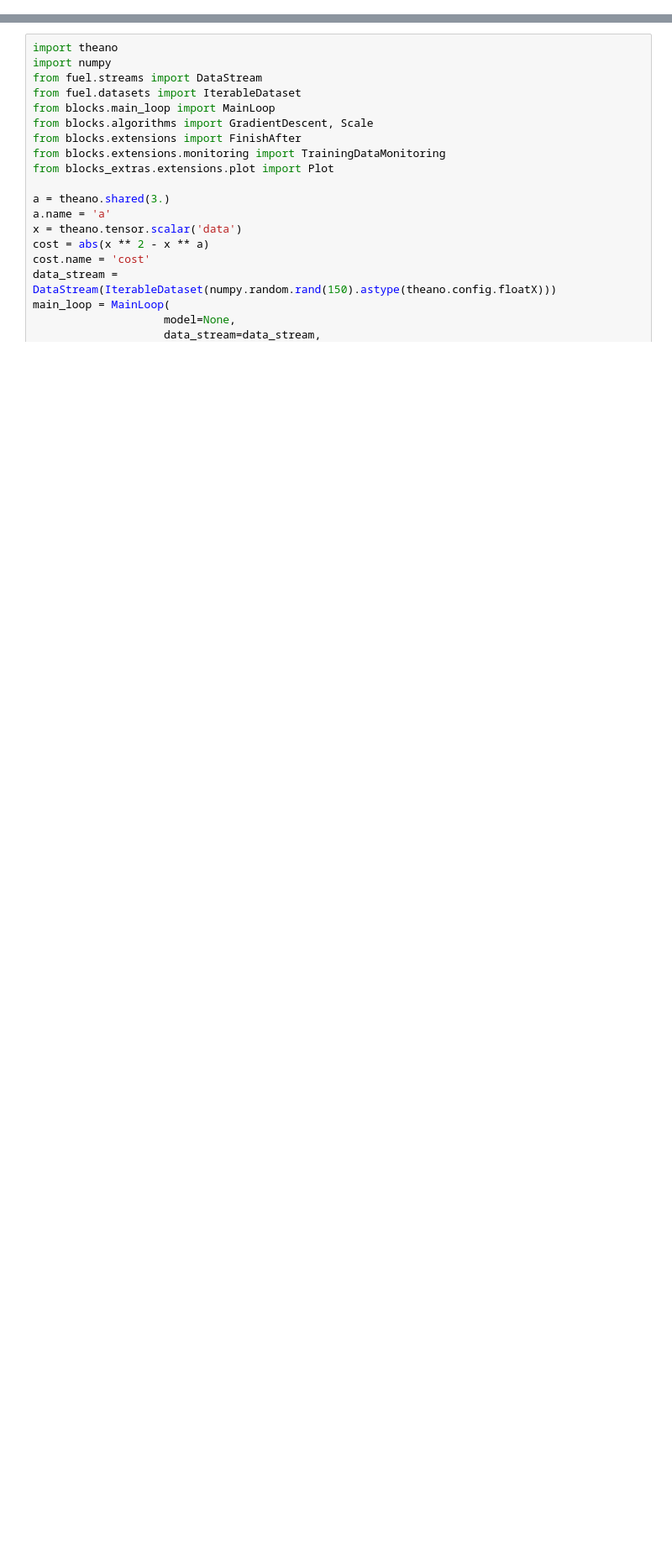
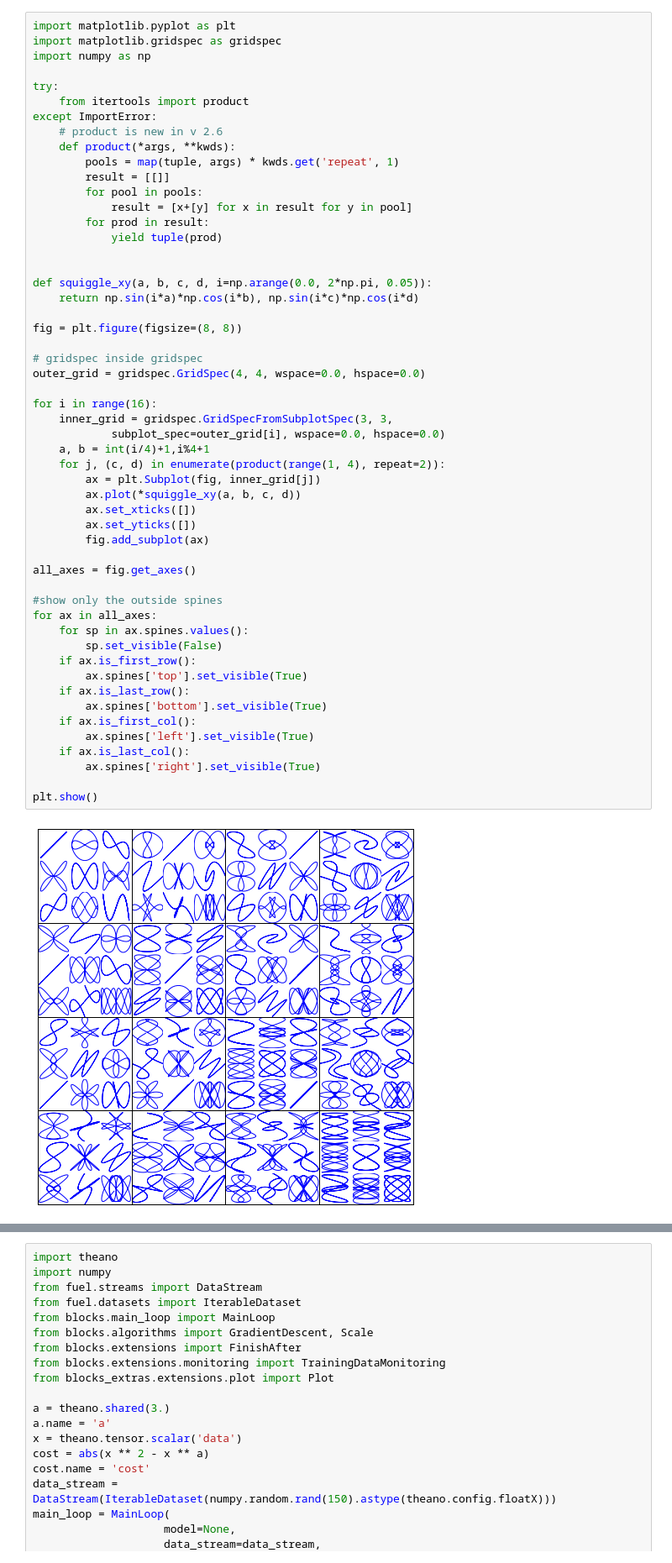
Before and after one commit to hope-yao/CNN3D, a Jupyter notebook: blocks-experiments.ipynb, the cells around one changed output, grey strips where cells are left out. Shown: that part at 84% size. Cells and saved outputs as stored; diff of their text form; blank space fills up the shorter version.

```diff
--- a/blocks-experiments.ipynb
+++ b/blocks-experiments.ipynb
@@ -0,0 +1,55 @@
+# %%
+import matplotlib.pyplot as plt
+import matplotlib.gridspec as gridspec
+import numpy as np
+
+try:
+    from itertools import product
+except ImportError:
+    # product is new in v 2.6
+    def product(*args, **kwds):
+        pools = map(tuple, args) * kwds.get('repeat', 1)
+        result = [[]]
+        for pool in pools:
+            result = [x+[y] for x in result for y in pool]
+        for prod in result:
+            yield tuple(prod)
+
+
+def squiggle_xy(a, b, c, d, i=np.arange(0.0, 2*np.pi, 0.05)):
+    return np.sin(i*a)*np.cos(i*b), np.sin(i*c)*np.cos(i*d)
+
+fig = plt.figure(figsize=(8, 8))
+
+# gridspec inside gridspec
+outer_grid = gridspec.GridSpec(4, 4, wspace=0.0, hspace=0.0)
+
+for i in range(16):
+    inner_grid = gridspec.GridSpecFromSubplotSpec(3, 3,
+            subplot_spec=outer_grid[i], wspace=0.0, hspace=0.0)
+    a, b = int(i/4)+1,i%4+1
+    for j, (c, d) in enumerate(product(range(1, 4), repeat=2)):
+        ax = plt.Subplot(fig, inner_grid[j])
+        ax.plot(*squiggle_xy(a, b, c, d))
+        ax.set_xticks([])
+        ax.set_yticks([])
+        fig.add_subplot(ax)
+
+all_axes = fig.get_axes()
+
+#show only the outside spines
+for ax in all_axes:
+    for sp in ax.spines.values():
+        sp.set_visible(False)
+    if ax.is_first_row():
+        ax.spines['top'].set_visible(True)
+    if ax.is_last_row():
+        ax.spines['bottom'].set_visible(True)
+    if ax.is_first_col():
+        ax.spines['left'].set_visible(True)
+    if ax.is_last_col():
+        ax.spines['right'].set_visible(True)
+
+plt.show()
+# %% [output]
+[figure, added]
```
Also changed, not shown: parts of 5 cells of this notebook, 7 other files.
